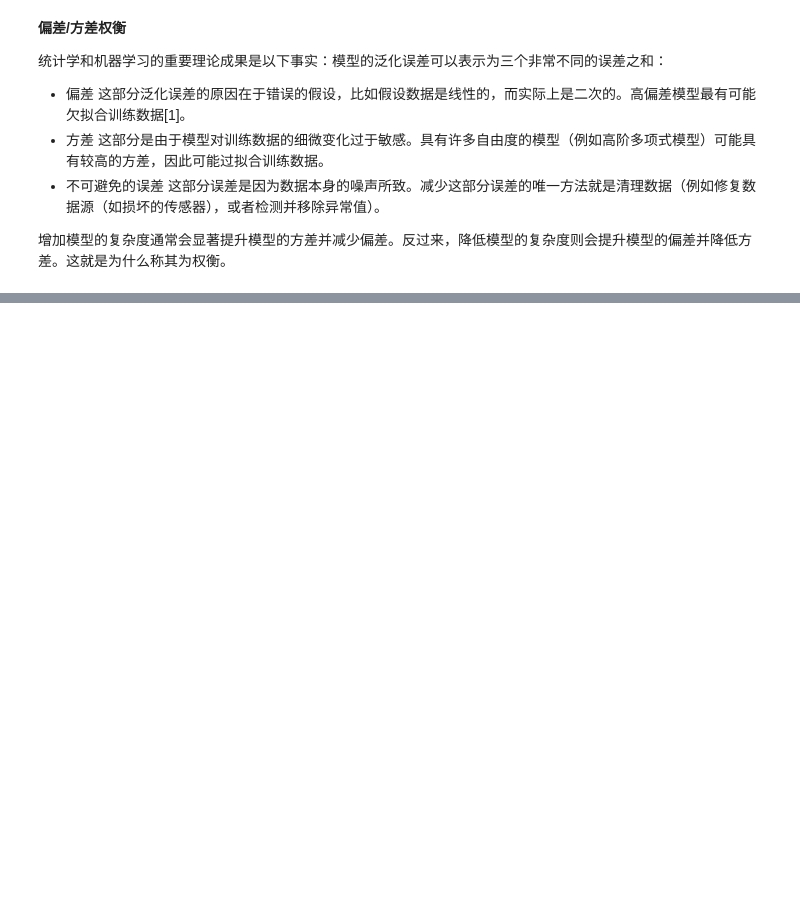
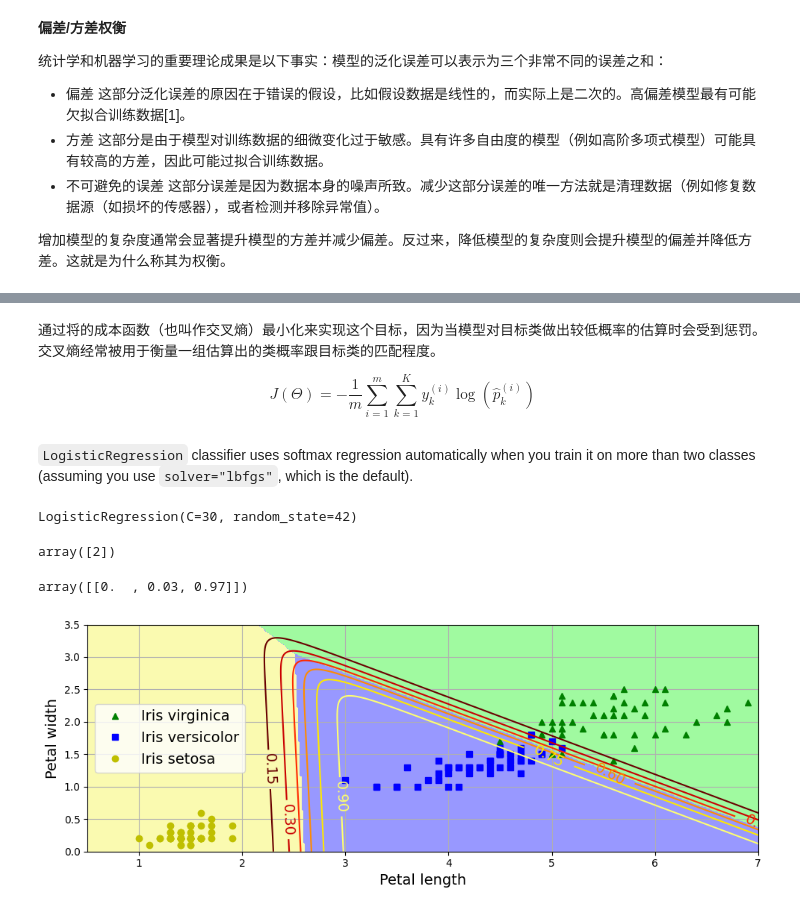
Before and after one commit to JPL-JUNO/Machine-Learning, a Jupyter notebook: HOML/code/04_training_linear_models.ipynb, the cells around one changed output, grey strips where cells are left out. Saved outputs shown, nothing was run; the diff lists cells and outputs as text; code cells hidden in the pictures; blank space fills up the shorter version.

```diff
--- a/HOML/code/04_training_linear_models.ipynb
+++ b/HOML/code/04_training_linear_models.ipynb
@@ -220,0 +430,51 @@ plt.show()
+# %% [markdown]
+通过将的成本函数（也叫作交叉熵）最小化来实现这个目标，因为当模型对目标类做出较低概率的估算时会受到惩罚。交叉熵经常被用于衡量一组估算出的类概率跟目标类的匹配程度。
+
+$$J(\Theta)=-\frac{1}{m}\sum_{i=1}^m\sum_{k=1}^Ky_k^{(i)}\log\left(\hat{p}_k^{(i)}\right)$$
+# %% [markdown]
+`LogisticRegression` classifier uses softmax regression automatically when you train it on more than two classes (assuming you use `solver="lbfgs"`, which is the default).
+# %%
+X = iris.data[["petal length (cm)", "petal width (cm)"]].values
+y = iris["target"]
+X_train, X_test, y_train, y_test = train_test_split(X, y, random_state=42)
+
+softmax_reg = LogisticRegression(C=30, random_state=42)
+softmax_reg.fit(X, y)
+# %% [output]
+LogisticRegression(C=30, random_state=42)
+# %%
+softmax_reg.predict([[5, 2]])
+# %% [output]
+array([2])
+# %%
+softmax_reg.predict_proba([[5, 2]]).round(2)
+# %% [output]
+array([[0.  , 0.03, 0.97]])
+# %%
+custom_cmap = ListedColormap(["#fafab0", "#9898ff", "#a0faa0"])
+x0, x1 = np.meshgrid(
+    np.linspace(0, 8, 500).reshape(-1, 1), np.linspace(0, 3.5, 200).reshape(-1, 1)
+)
+X_new = np.c_[x0.ravel(), x1.ravel()]
+y_proba = softmax_reg.predict_proba(X_new)
+y_predict = softmax_reg.predict(X_new)
+
+zz1 = y_proba[:, 1].reshape(x0.shape)
+zz = y_predict.reshape(x0.shape)
+
+plt.figure(figsize=(10, 4))
+plt.plot(X[y == 2, 0], X[y == 2, 1], "g^", label="Iris virginica")
+plt.plot(X[y == 1, 0], X[y == 1, 1], "bs", label="Iris versicolor")
+plt.plot(X[y == 0, 0], X[y == 0, 1], "yo", label="Iris setosa")
+plt.contourf(x0, x1, zz, cmap=custom_cmap)
+contour = plt.contour(x0, x1, zz1, cmap="hot")
+plt.clabel(contour, inline=1)
+plt.xlabel("Petal length")
+plt.ylabel("Petal width")
+plt.legend(loc="center left")
+plt.axis([0.5, 7, 0, 3.5])
+plt.grid()
+save_fig("softmax_regression_contour_plot")
+plt.show()
+# %% [output]
+[figure, added]
```
Also changed, not shown: parts of 23 cells of this notebook, 5 other files.
